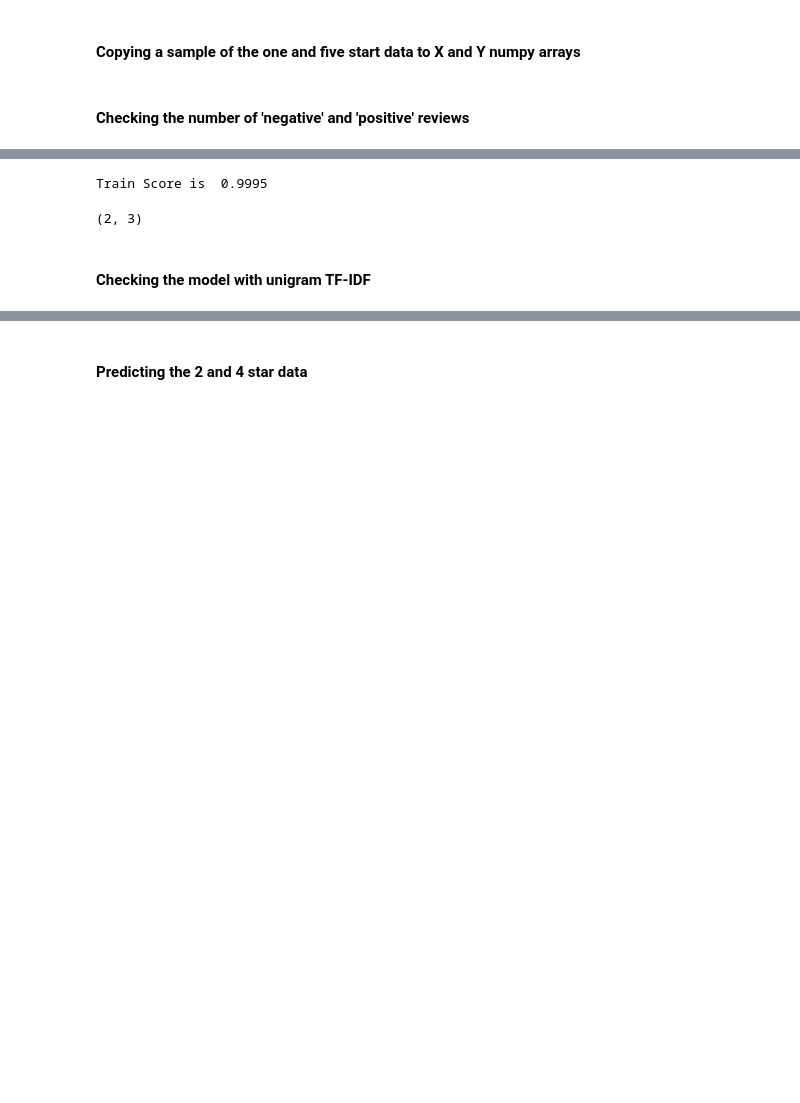
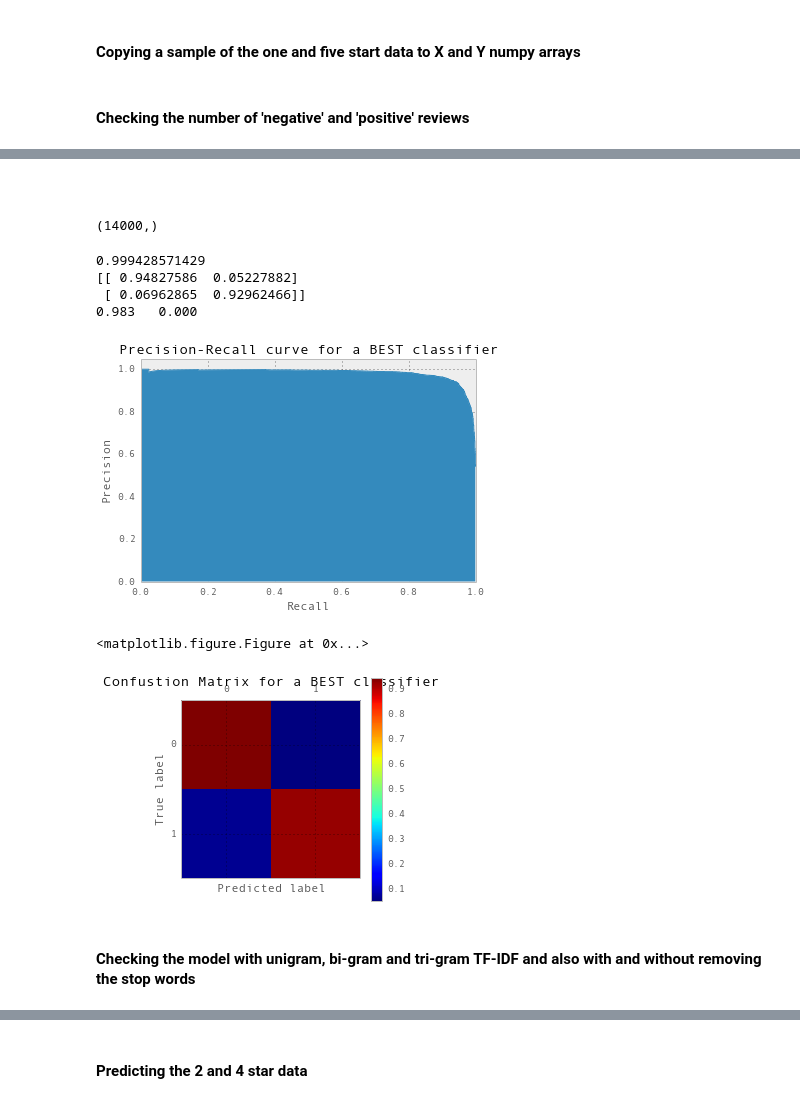
Before and after one commit to gitpaulsmith/Reviews, a Jupyter notebook: Scikit_NB.ipynb, the cells around one changed output, grey strips where cells are left out. Cells and saved outputs as stored; diff of their text form; code cells hidden in the pictures; blank space fills up the shorter version.

```diff
--- a/Scikit_NB.ipynb
+++ b/Scikit_NB.ipynb
@@ -129,16 +132,37 @@ for c in classes:
-# %%
-best_clf=just_train_NB(create_ngram_model,X[test_start:],Y[test_start:],3,None)
-# %% [output]
-Train Score is  0.9995
+# %% [markdown]
+######
 # %%
-test_size=0.4
+test_size=0.3
 test_start=round(test_size*sampleSize)
+X[test_start:].shape
+# %% [output]
+(14000,)
-# %%
-prediction_results=np.zeros((2,3))
-#prediction_results[0,0]
-prediction_results.shape
-# %% [output]
-(2, 3)
+# %%
+#The parameters for the best classifier is as follows:
+best_Vectorizer=TfidfVectorizer(analyzer='word', binary=True, charset=None,charset_error=None,decode_error='strict',
+                       encoding='utf-8',lowercase=True,
+                       max_df=1.0,max_features=None,min_df=1,ngram_range=(1, 3),norm='l2',
+                       preprocessor=None,smooth_idf=False,stop_words=None,strip_accents=None,
+                       sublinear_tf=False,token_pattern='(?u)\\b\\w\\w+\\b',tokenizer=None,use_idf=False,vocabulary=None)
+#Classsifier:
+best_clf2=MultinomialNB(alpha=0.1, class_prior=None, fit_prior=True)
+best_pipeline=Pipeline([('vect',best_Vectorizer),('clf',best_clf2)])
+best_pipeline.fit(X[test_start:],Y[test_start:])
+print best_pipeline.score(X[test_start:],Y[test_start:])
+#best_clf=just_train_NB(create_ngram_model,X[test_start:],Y[test_start:],3,None)
+best_rc,best_pr,best_cm=just_predict(best_pipeline,X[:test_start],Y[:test_start])
+# %% [output]
+0.999428571429
+[[ 0.94827586  0.05227882]
+ [ 0.06962865  0.92962466]]
+0.983   0.000
+# %%
+makePR_Plot(best_rc,best_pr,'Precision-Recall curve for a BEST classifier',1)
+makeConfusion_Matrix_Plot(best_cm,'Confustion Matrix for a BEST classifier',2)
+# %% [output]
+[figure, added]
+<matplotlib.figure.Figure at 0x...>
+[figure, added]
 # %% [markdown]
-#### Checking the model with unigram TF-IDF
+#### Checking the model with unigram, bi-gram and tri-gram TF-IDF and also with and without removing the stop words
 # %%
```
Also changed, not shown: parts of 18 cells of this notebook.
